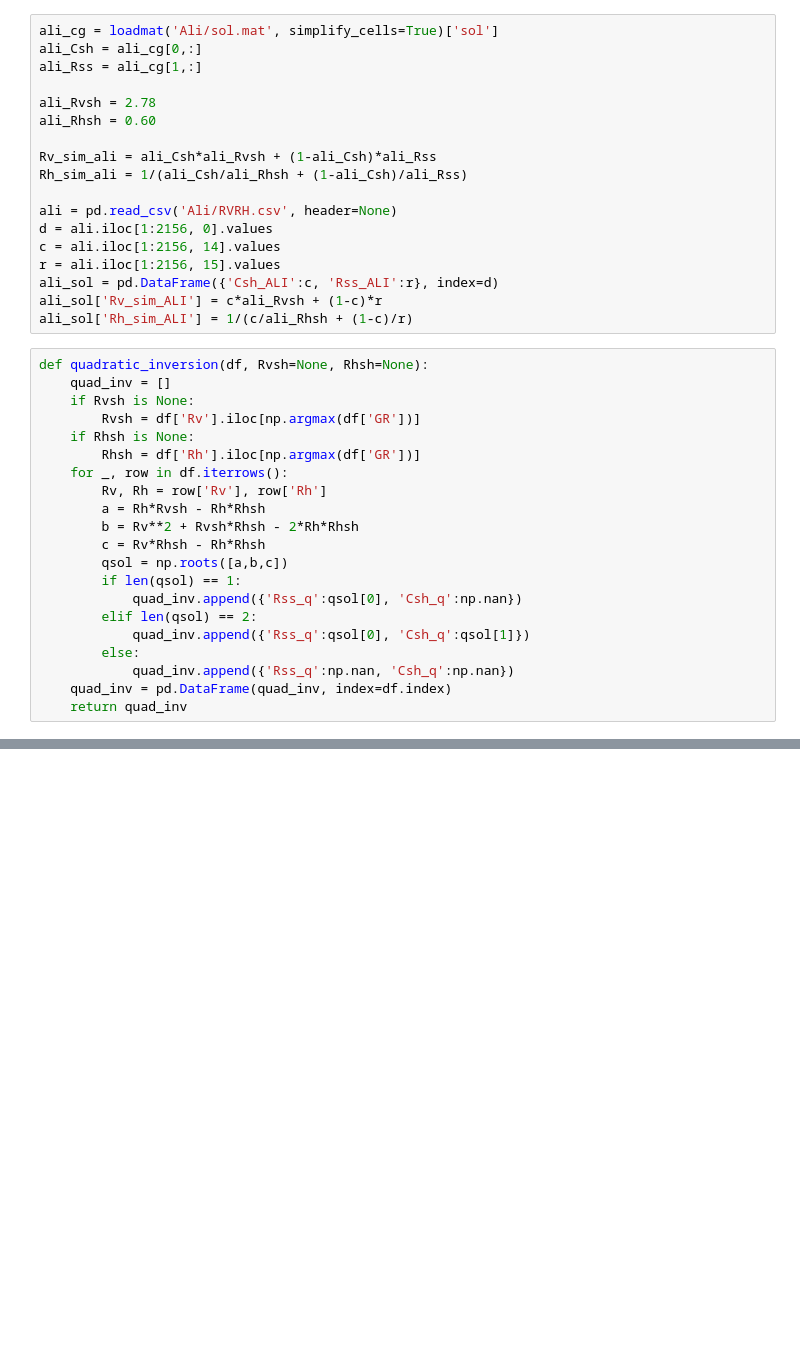
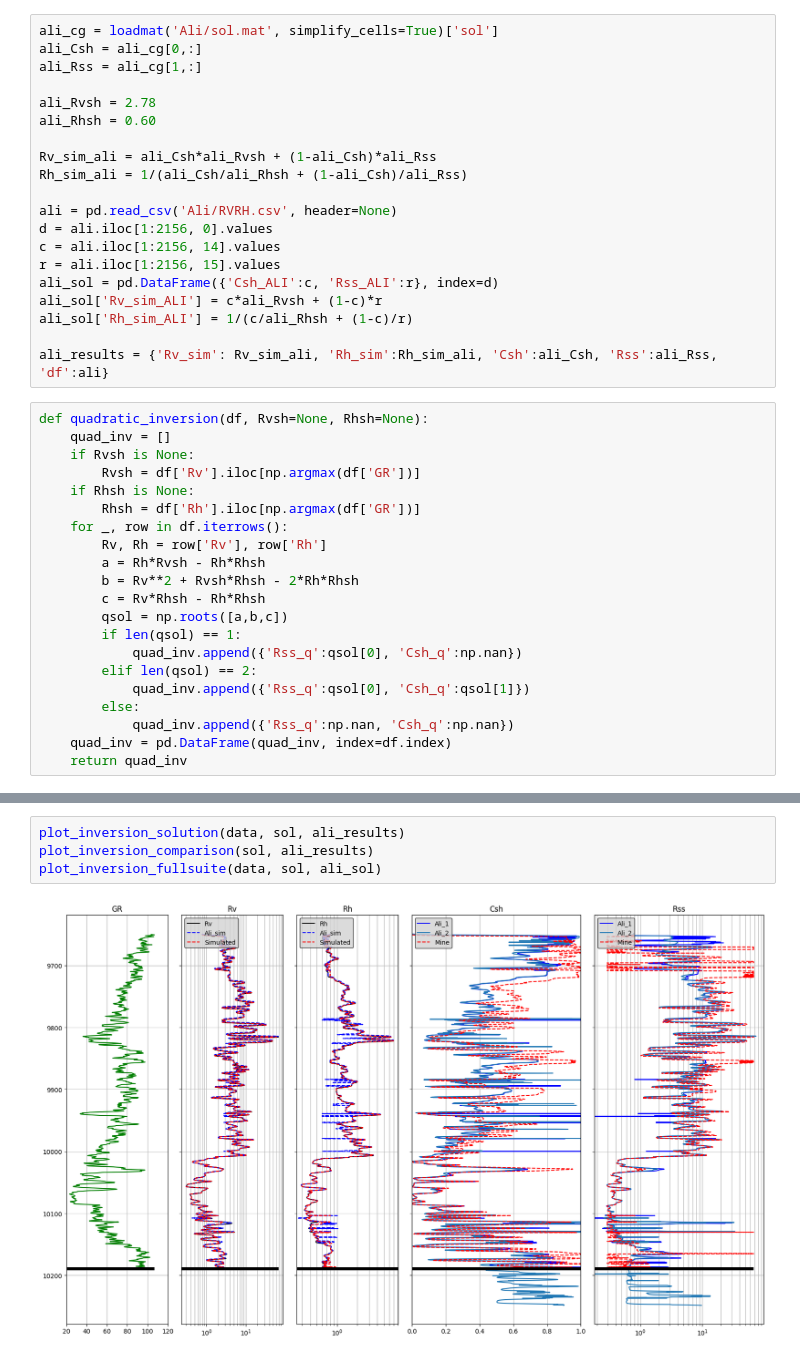
Before and after one commit to misaelmmorales/Anisotropic-Resistivity-Inversion, a Jupyter notebook: main_nb.ipynb, the cells around one changed output, grey strips where cells are left out. Saved outputs shown, nothing was run; the diff lists cells and outputs as text; blank space fills up the shorter version.

Commit message:
update
working gradient-based inversion!!! :)

```diff
--- a/main_nb.ipynb
+++ b/main_nb.ipynb
@@ -270,6 +394,8 @@ r = ali.iloc[1:2156, 15].values
 ali_sol = pd.DataFrame({'Csh_ALI':c, 'Rss_ALI':r}, index=d)
 ali_sol['Rv_sim_ALI'] = c*ali_Rvsh + (1-c)*r
 ali_sol['Rh_sim_ALI'] = 1/(c/ali_Rhsh + (1-c)/r)
+
+ali_results = {'Rv_sim': Rv_sim_ali, 'Rh_sim':Rh_sim_ali, 'Csh':ali_Csh, 'Rss':ali_Rss, 'df':ali}
 # %%
 def quadratic_inversion(df, Rvsh=None, Rhsh=None):
     quad_inv = []
@@ -512,0 +499,6 @@ plt.show()
+# %%
+plot_inversion_solution(data, sol, ali_results)
+plot_inversion_comparison(sol, ali_results)
+plot_inversion_fullsuite(data, sol, ali_sol)
+# %% [output]
+[figure, added]
```
Also changed, not shown: parts of 9 cells of this notebook, 4 other files.
